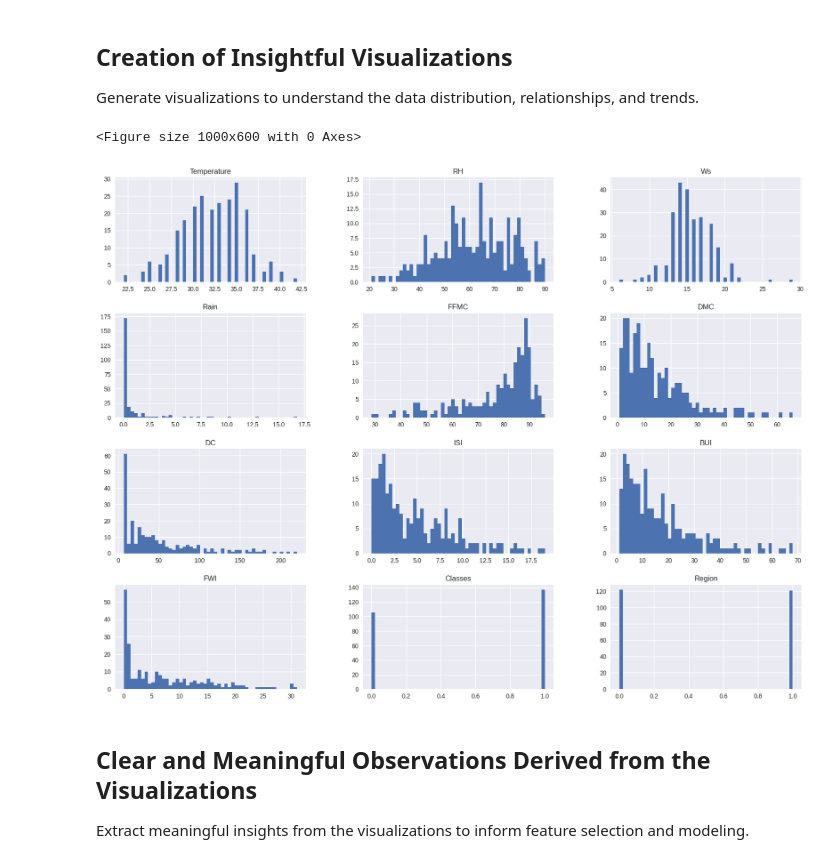
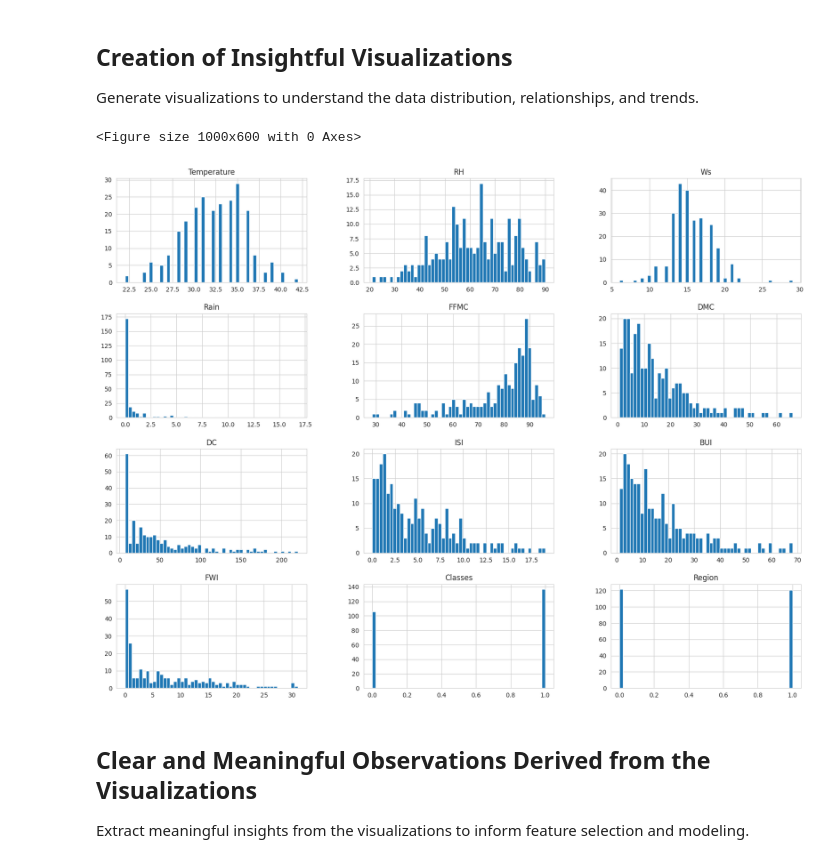
Before and after one commit to afislonge/Algerian-forest-fire-ML, a Jupyter notebook: model.ipynb, the cells around one changed output. Saved outputs shown, nothing was run; the diff lists cells and outputs as text; code cells hidden in the pictures.

```diff
--- a/model.ipynb
+++ b/model.ipynb
@@ -141,13 +141,14 @@ Generate visualizations to understand the data distribution, relationships, and
 # %%
 
 ## Plot desnity plot for all features
 plt.figure(figsize=(10, 6))
-plt.style.use('seaborn')
+#plt.style.use('seaborn')
+sns.set_style('whitegrid') # Applying a seaborn style
 df_copy.hist(bins=50,figsize=(20,15))
 plt.show()
 # %% [output]
 <Figure size 1000x600 with 0 Axes>
-[figure, old version]
+[figure, new version]
 # %% [markdown]
 ## Clear and Meaningful Observations Derived from the Visualizations
 Extract meaningful insights from the visualizations to inform feature selection and modeling.
```
Also changed, not shown: parts of 5 cells of this notebook.
